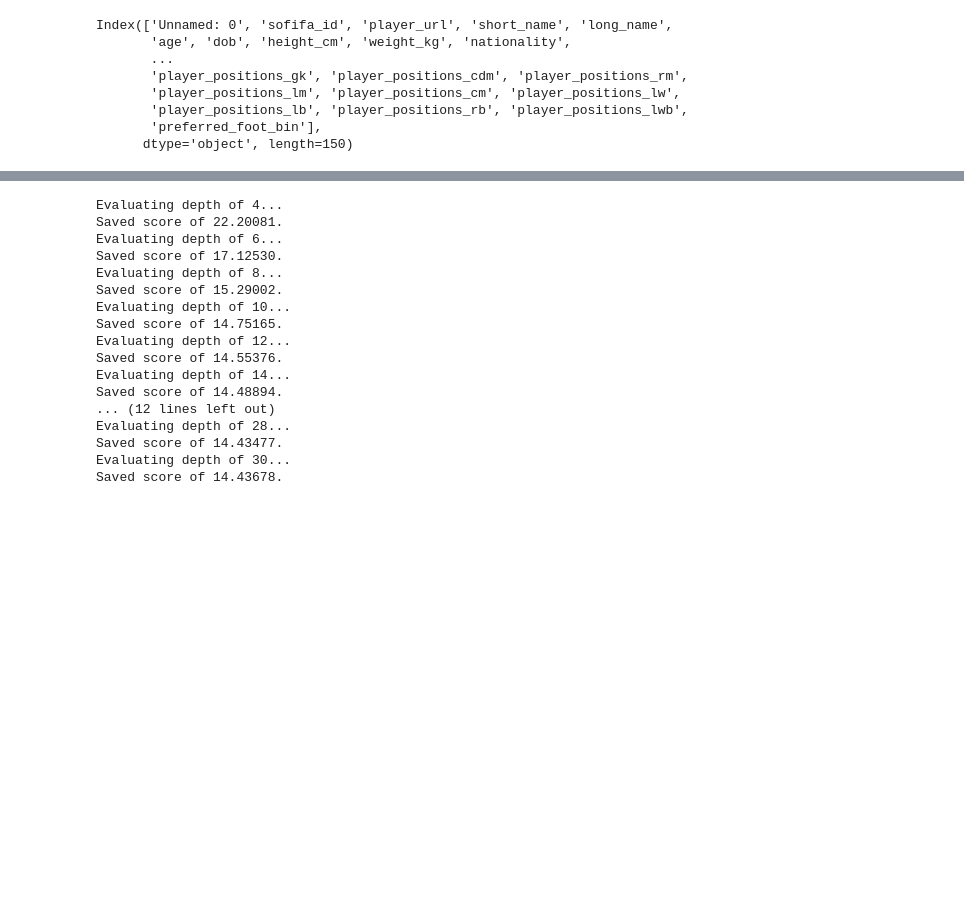
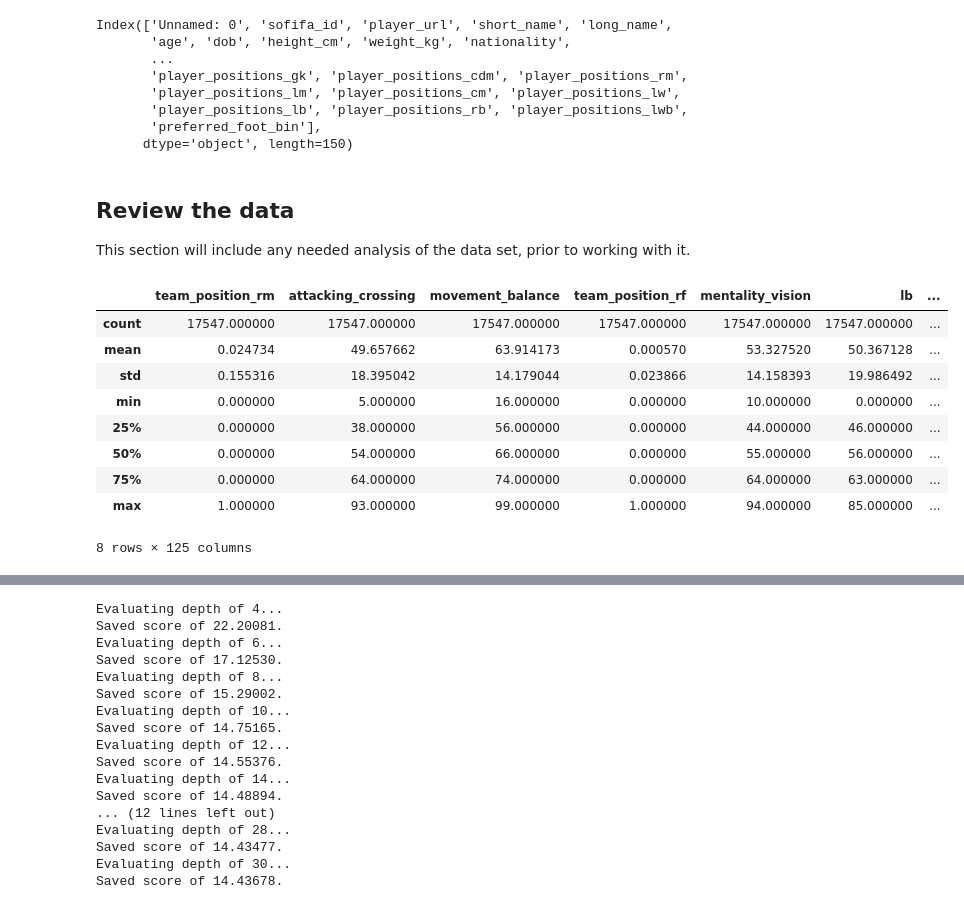
Before and after one commit to sabderra/cs109a_project, a Jupyter notebook: player_ratings.ipynb, the cells around one changed output, grey strips where cells are left out. Saved outputs shown, nothing was run; the diff lists cells and outputs as text; code cells hidden in the pictures; blank space fills up the shorter version.

```diff
--- a/player_ratings.ipynb
+++ b/player_ratings.ipynb
@@ -71,3 +73,20 @@ y_train = p19_df['overall']
 
 x_test = p20_df[target_cols]
 y_test = p20_df['overall']
+# %% [markdown]
+## Review the data
+
+This section will include any needed analysis of the data set, prior to working with it.
+# %%
+x_train.describe()
+# %% [output]
+|  | team_position_rm | attacking_crossing | movement_balance | team_position_rf | mentality_vision | lb | ... |
+| count | 17547.000000 | 17547.000000 | 17547.000000 | 17547.000000 | 17547.000000 | 17547.000000 | ... |
+| mean | 0.024734 | 49.657662 | 63.914173 | 0.000570 | 53.327520 | 50.367128 | ... |
+| std | 0.155316 | 18.395042 | 14.179044 | 0.023866 | 14.158393 | 19.986492 | ... |
+| min | 0.000000 | 5.000000 | 16.000000 | 0.000000 | 10.000000 | 0.000000 | ... |
+| 25% | 0.000000 | 38.000000 | 56.000000 | 0.000000 | 44.000000 | 46.000000 | ... |
+| 50% | 0.000000 | 54.000000 | 66.000000 | 0.000000 | 55.000000 | 56.000000 | ... |
+| 75% | 0.000000 | 64.000000 | 74.000000 | 0.000000 | 64.000000 | 63.000000 | ... |
+| max | 1.000000 | 93.000000 | 99.000000 | 1.000000 | 94.000000 | 85.000000 | ... |
+8 rows × 125 columns
```
Also changed, not shown: parts of 16 cells of this notebook.
